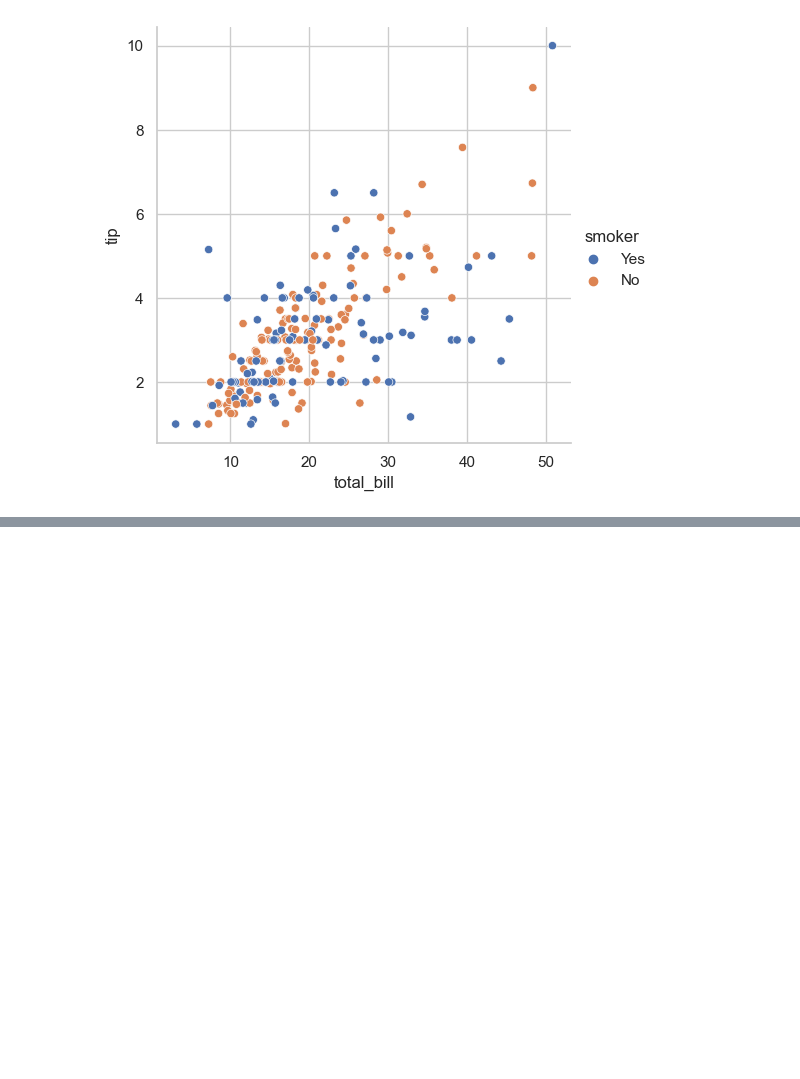
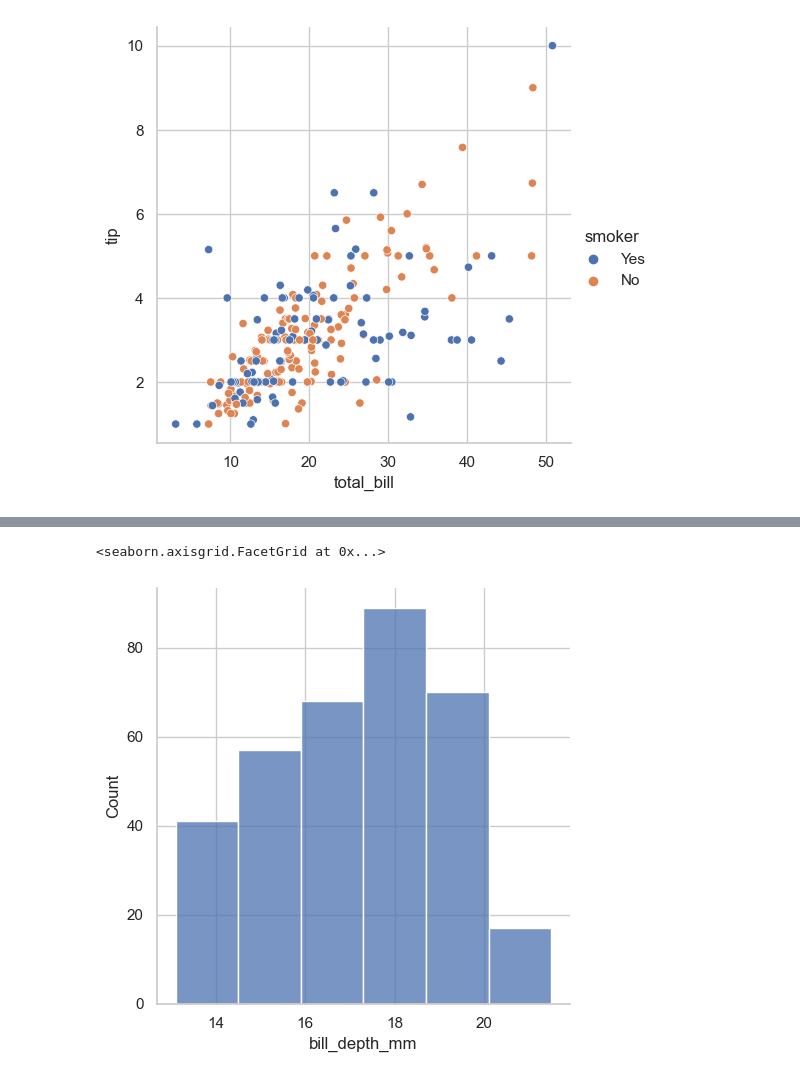
Before and after one commit to Shruti26Nigam/DIGIPODIUM-DATA-ANALYSTICS, a Jupyter notebook: visualization_practice.ipynb, the cells around one changed output, grey strips where cells are left out. Cells and saved outputs as stored; diff of their text form; code cells hidden in the pictures; blank space fills up the shorter version.

```diff
--- a/visualization_practice.ipynb
+++ b/visualization_practice.ipynb
@@ -54,0 +74,5 @@ sns.relplot(data=tips, x="total_bill", y="tip", hue="smoker")
+# %%
+sns.displot(penguins, x="bill_depth_mm", bins=6)
+# %% [output]
+<seaborn.axisgrid.FacetGrid at 0x...>
+[figure, added]
```
Also changed, not shown: parts of 14 cells of this notebook, 3 other files.
